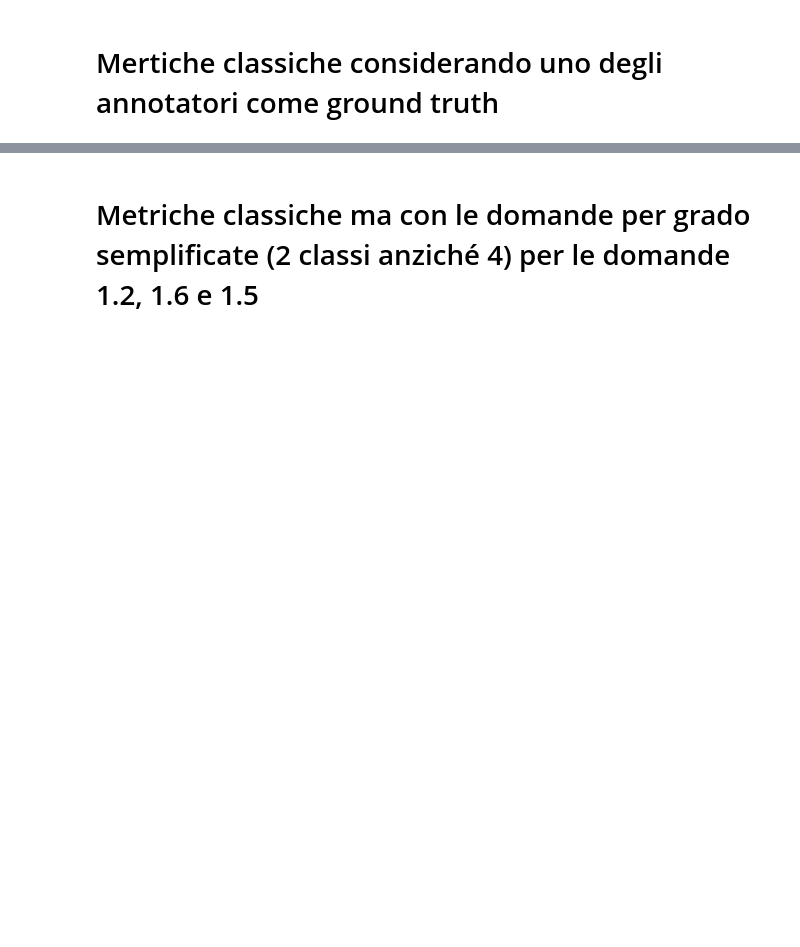
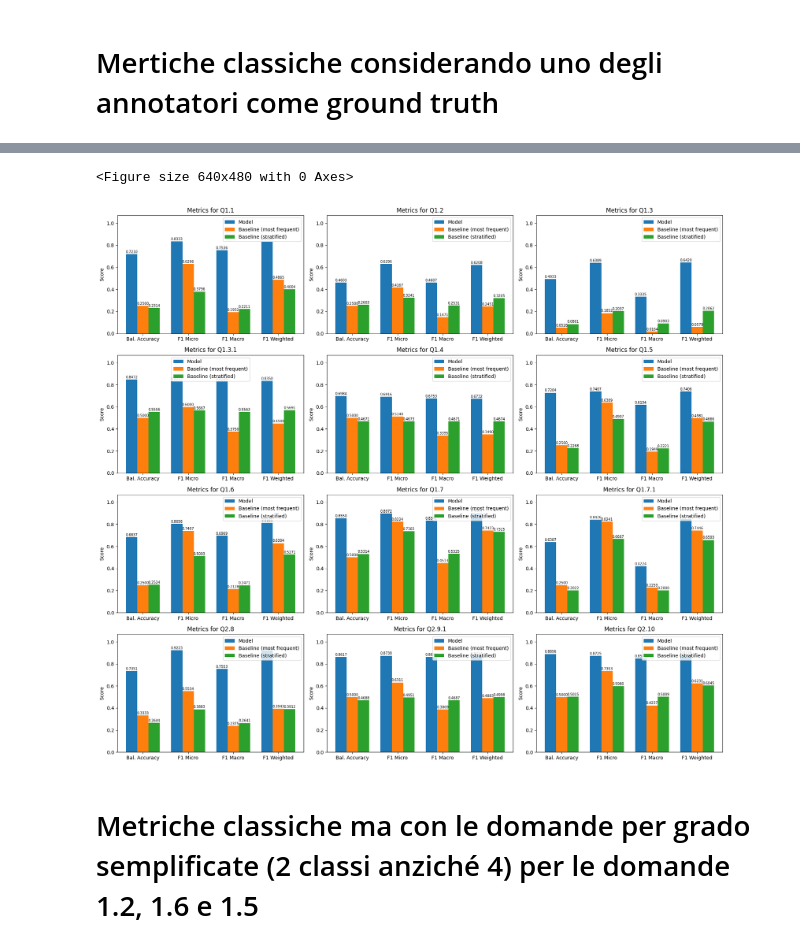
Before and after one commit to bianchi-john/ChatGPTAsAnnotator, a Jupyter notebook: Code/Comparison.ipynb, the cells around one changed output, grey strips where cells are left out. Saved outputs shown, nothing was run; the diff lists cells and outputs as text; code cells hidden in the pictures; blank space fills up the shorter version.

```diff
--- a/Code/Comparison.ipynb
+++ b/Code/Comparison.ipynb
@@ -248,3 +253,8 @@ calculate_metrics_per_column('Manuel', 'ChatGPT4AsAnnotator', df)
+# %%
+calculate_metrics_per_column('Manuel', 'Angelo', df)
+# %% [output]
+<Figure size 640x480 with 0 Axes>
+[figure, added]
 # %% [markdown]
 # Metriche classiche ma con le domande per grado semplificate (2 classi anziché 4) per le domande 1.2, 1.6 e 1.5
 # %%
```
Also changed, not shown: parts of 6 cells of this notebook, 10 other files.
